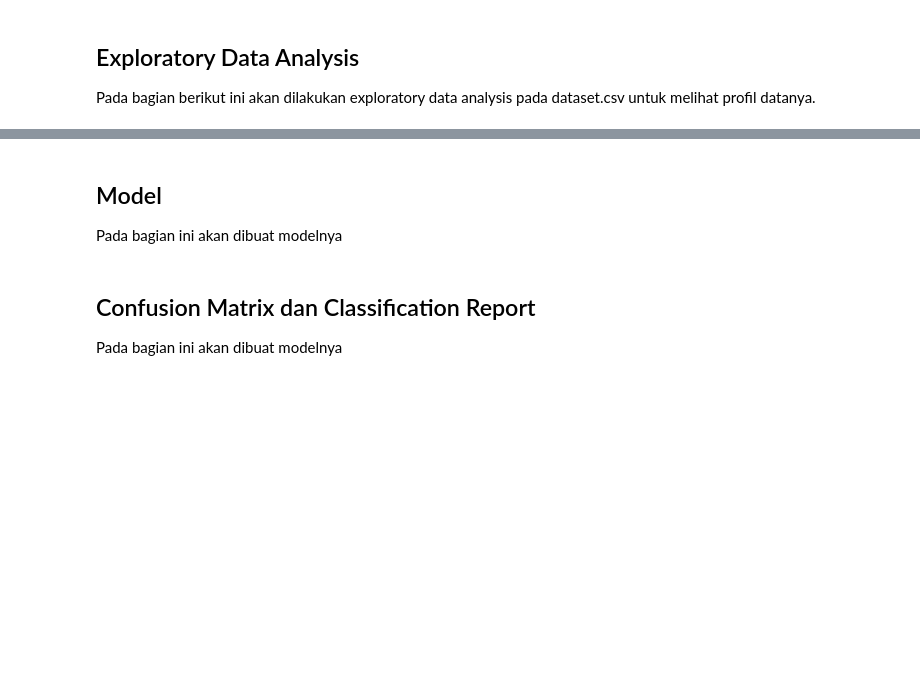
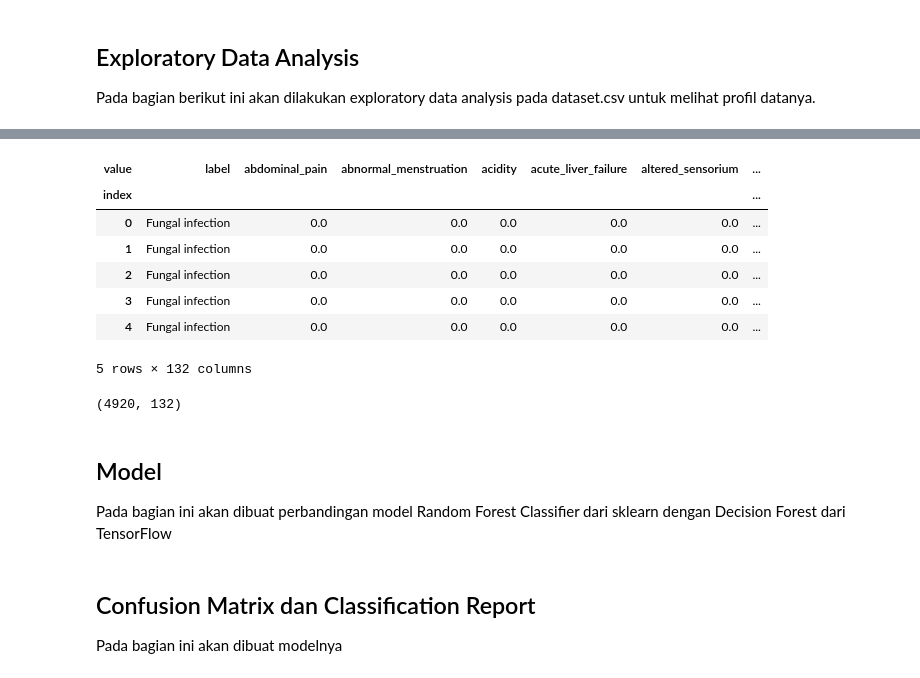
Before and after one commit to meidianarahmawati/mlt2hc7, a Jupyter notebook: Final Project.ipynb, the cells around one changed output, grey strips where cells are left out. Cells and saved outputs as stored; diff of their text form; code cells hidden in the pictures; blank space fills up the shorter version.

```diff
--- a/Final Project.ipynb
+++ b/Final Project.ipynb
@@ -152,0 +52,5 @@ X = X.replace(130,'NaN')
+# %%
+cols = [i for i in df.iloc[:,1:].columns]
+tmp = pd.melt(df.reset_index() ,id_vars = ['index'], value_vars = cols )
+tmp['add1'] = 1
+tmp.head()
@@ -152,0 +64,21 @@ X = X.replace(130,'NaN')
+# %%
+diseases = pd.pivot_table(tmp,
+                          values = 'add1',
+                          index = 'index',
+                          columns = 'value')
+diseases.insert(0,'label',df['Disease'])
+diseases = diseases.fillna(0)
+diseases.head()
+# %% [output]
+| value | label | abdominal_pain | abnormal_menstruation | acidity | acute_liver_failure | altered_sensorium | ... |
+| index |  |  |  |  |  |  | ... |
+| 0 | Fungal infection | 0.0 | 0.0 | 0.0 | 0.0 | 0.0 | ... |
+| 1 | Fungal infection | 0.0 | 0.0 | 0.0 | 0.0 | 0.0 | ... |
+| 2 | Fungal infection | 0.0 | 0.0 | 0.0 | 0.0 | 0.0 | ... |
+| 3 | Fungal infection | 0.0 | 0.0 | 0.0 | 0.0 | 0.0 | ... |
+| 4 | Fungal infection | 0.0 | 0.0 | 0.0 | 0.0 | 0.0 | ... |
+5 rows × 132 columns
+# %%
+diseases.shape
+# %% [output]
+(4920, 132)
@@ -153,7 +93,7 @@ X = X.replace(130,'NaN')
 # %% [markdown]
 ## Model
 
-Pada bagian ini akan dibuat modelnya
+Pada bagian ini akan dibuat perbandingan model Random Forest Classifier dari sklearn dengan Decision Forest dari TensorFlow
 # %% [markdown]
 ## Confusion Matrix dan Classification Report
 
```
Also changed, not shown: parts of 9 cells of this notebook.
